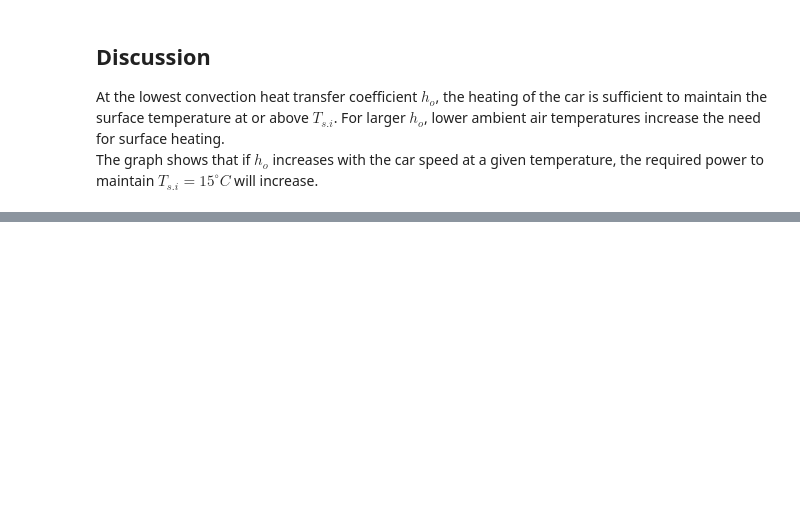
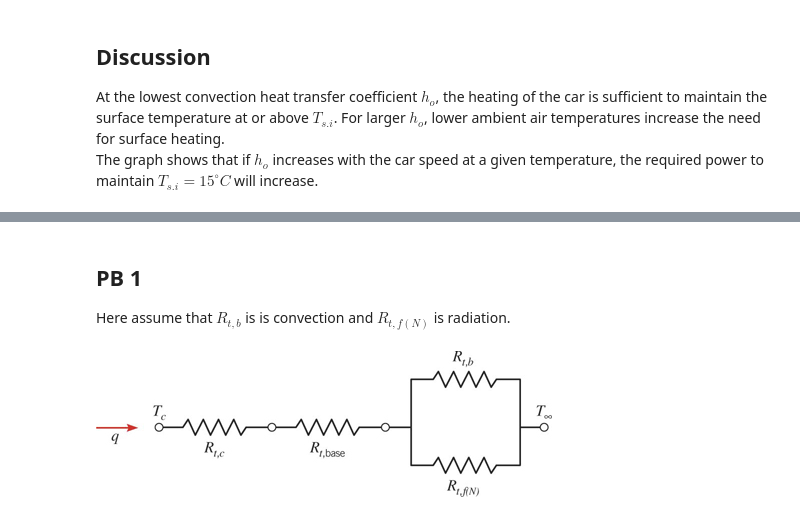
Before and after one commit to yvesdubief/UVM-ME144-Heat-Transfer, a Jupyter notebook: ME144-HW1.ipynb, the cells around one changed output, grey strips where cells are left out. Drawn from its saved outputs; the diff is of its cells as text; code cells hidden in the pictures; blank space fills up the shorter version.

```diff
--- a/ME144-HW1.ipynb
+++ b/ME144-HW1.ipynb
@@ -215,0 +238,8 @@ The graph shows that if $h_o$ increases with the car speed at a given temperatur
+# %% [markdown]
+<h2> PB 1</h2>
+
+Here assume that $R_{t,b}$ is is convection and $R_{t,f(N)}$ is radiation.
+# %%
+Image(filename='book-figures/boxun_03_28.jpg')
+# %% [output]
+[figure, added]
```
Also changed, not shown: parts of 18 cells of this notebook, 13 other files.
